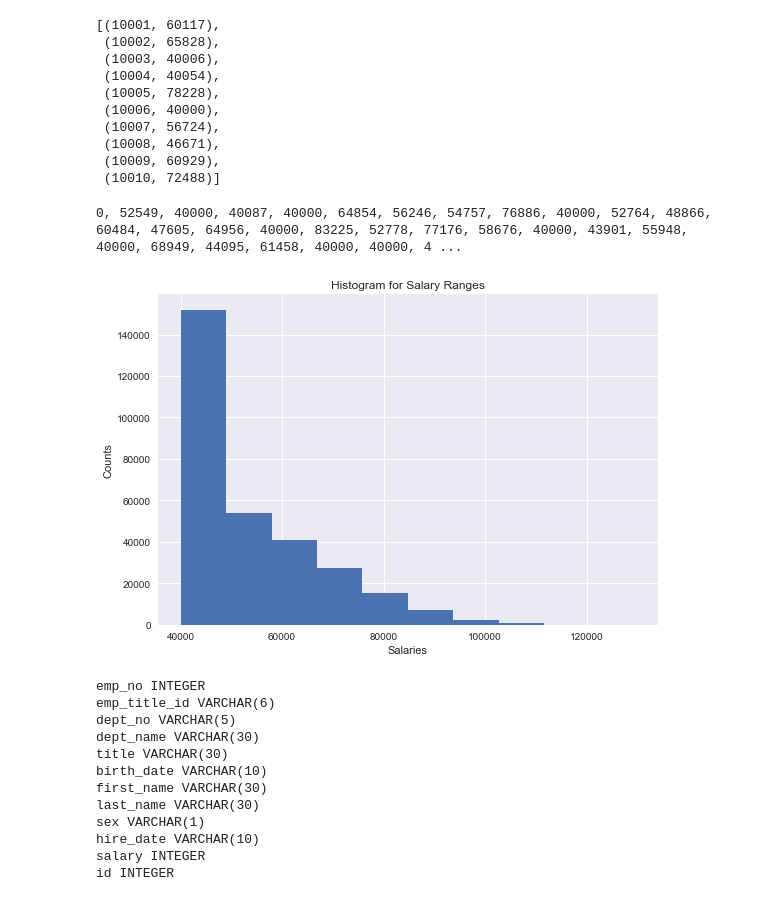
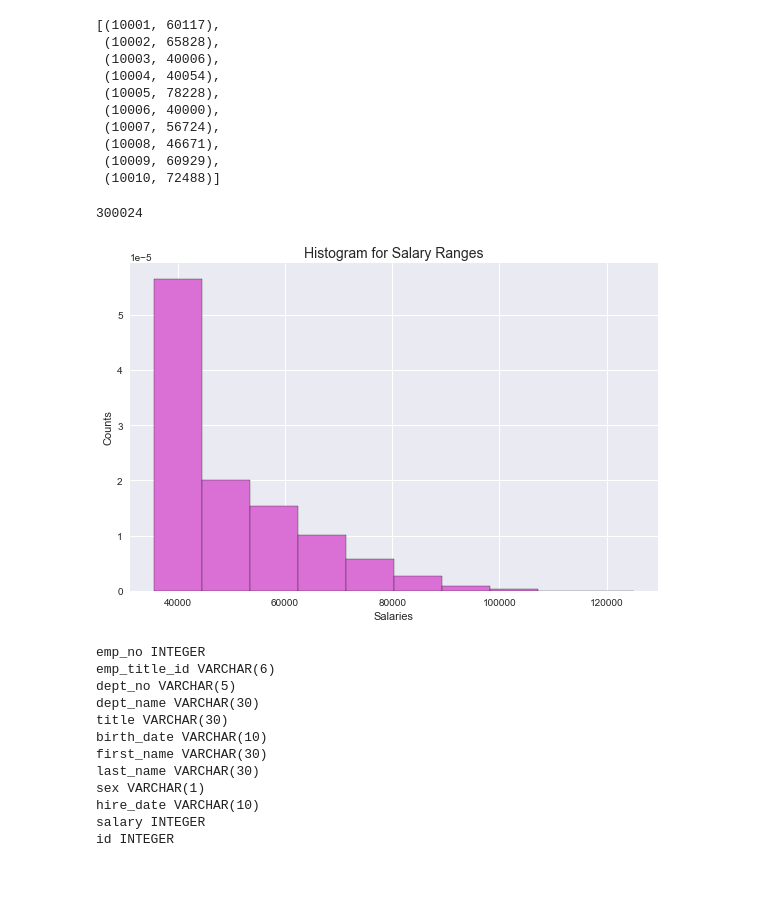
Before and after one commit to rromang/sql-activity, a Jupyter notebook: bonus.ipynb, the cells around one changed output. Drawn from its saved outputs; the diff is of its cells as text; code cells hidden in the pictures.

```diff
--- a/bonus.ipynb
+++ b/bonus.ipynb
@@ -12,6 +12,6 @@ from sqlalchemy.orm import Session
 from sqlalchemy import create_engine, inspect, func
 # %%
 from sqlalchemy import create_engine
-engine = create_engine('postgresql://postgres:---@localhost:5433/employee_db')
+engine = create_engine('postgresql://postgres:----@localhost:5433/employee_db')
 connection = engine.connect()
 # %%
@@ -64,20 +64,21 @@ result = session.query(Salary.salary).all()
 # %%
 # print(result)
 salary_amt = [result[0] for result in result[:]]
-print(salary_amt)
+counts_salary = len(salary_amt)
+# print(salary_amt)
+print(counts_salary)
 # %% [output]
-0, 52549, 40000, 40087, 40000, 64854, 56246, 54757, 76886, 40000, 52764, 48866, 60484, 47605, 64956, 40000, 83225, 52778, 77176, 58676, 40000, 43901, 55948, 40000, 68949, 44095, 61458, 40000, 40000, 4 ...
+300024
 # %%
 fig, ax = plt.subplots()
-
-ax.hist(salary_amt, bins=10)
+ax.hist(salary_amt, bins=10, facecolor='orchid', density=True, align='left', edgecolor='black')
 ax.set_xlabel("Salaries")
 ax.set_ylabel("Counts")
-ax.set_title("Histogram for Salary Ranges")
+ax.set_title("Histogram for Salary Ranges", size=14)
 fig.tight_layout()
 plt.show()
 # %% [output]
-[figure, old version]
+[figure, new version]
 # %%
 columns = inspector.get_columns('employee_info_new')
 for c in columns:
```
Also changed, not shown: parts of 2 cells of this notebook, 1 other file.
